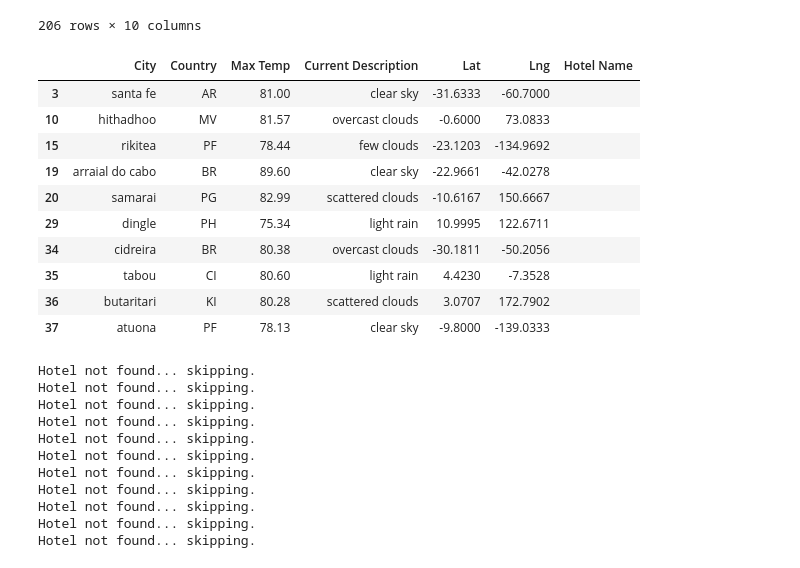
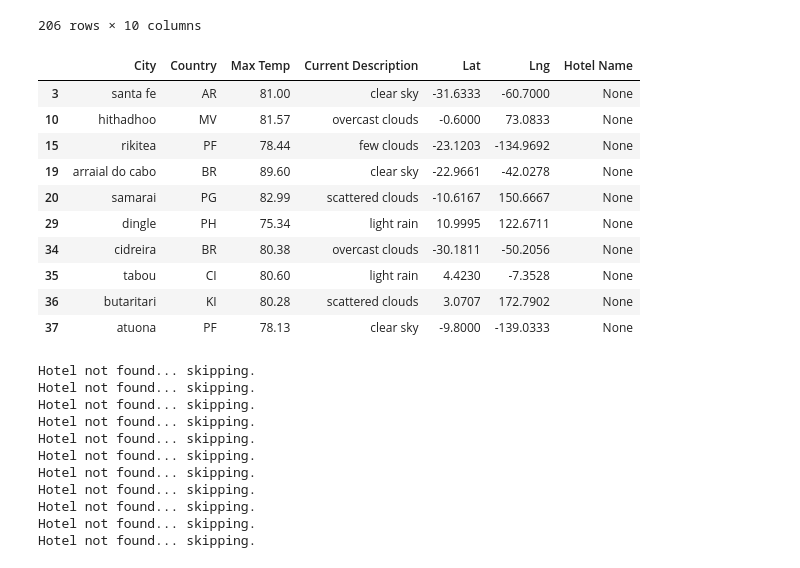
Before and after one commit to SoWhitIs/world-weather-analysis, a Jupyter notebook: weather_search/Vacation_Search.ipynb, the cells around one changed output. Drawn from its saved outputs; the diff is of its cells as text; code cells hidden in the pictures.

```diff
--- a/weather_search/Vacation_Search.ipynb
+++ b/weather_search/Vacation_Search.ipynb
@@ -78,22 +78,22 @@ clean_df
 # %%
 # 5a. Create DataFrame called hotel_df to store hotel names along with city, country, max temp, and coordinates.
 hotel_df = clean_df[["City", "Country", "Max Temp", "Current Description", "Lat", "Lng"]].copy()
 
 # 5b. Create a new column "Hotel Name"
-hotel_df["Hotel Name"] = ""
+hotel_df["Hotel Name"] = None
 hotel_df.head(10)
 # %% [output]
 |  | City | Country | Max Temp | Current Description | Lat | Lng | Hotel Name |
-| 3 | santa fe | AR | 81.00 | clear sky | -31.6333 | -60.7000 |  |
-| 10 | hithadhoo | MV | 81.57 | overcast clouds | -0.6000 | 73.0833 |  |
-| 15 | rikitea | PF | 78.44 | few clouds | -23.1203 | -134.9692 |  |
-| 19 | arraial do cabo | BR | 89.60 | clear sky | -22.9661 | -42.0278 |  |
-| 20 | samarai | PG | 82.99 | scattered clouds | -10.6167 | 150.6667 |  |
-| 29 | dingle | PH | 75.34 | light rain | 10.9995 | 122.6711 |  |
-| 34 | cidreira | BR | 80.38 | overcast clouds | -30.1811 | -50.2056 |  |
-| 35 | tabou | CI | 80.60 | light rain | 4.4230 | -7.3528 |  |
-| 36 | butaritari | KI | 80.28 | scattered clouds | 3.0707 | 172.7902 |  |
-| 37 | atuona | PF | 78.13 | clear sky | -9.8000 | -139.0333 |  |
+| 3 | santa fe | AR | 81.00 | clear sky | -31.6333 | -60.7000 | None |
+| 10 | hithadhoo | MV | 81.57 | overcast clouds | -0.6000 | 73.0833 | None |
+| 15 | rikitea | PF | 78.44 | few clouds | -23.1203 | -134.9692 | None |
+| 19 | arraial do cabo | BR | 89.60 | clear sky | -22.9661 | -42.0278 | None |
+| 20 | samarai | PG | 82.99 | scattered clouds | -10.6167 | 150.6667 | None |
+| 29 | dingle | PH | 75.34 | light rain | 10.9995 | 122.6711 | None |
+| 34 | cidreira | BR | 80.38 | overcast clouds | -30.1811 | -50.2056 | None |
+| 35 | tabou | CI | 80.60 | light rain | 4.4230 | -7.3528 | None |
+| 36 | butaritari | KI | 80.28 | scattered clouds | 3.0707 | 172.7902 | None |
+| 37 | atuona | PF | 78.13 | clear sky | -9.8000 | -139.0333 | None |
 # %%
 # 6a. Set parameters to search for hotels with 5000 meters.
 params = {
```
Also changed, not shown: parts of 5 cells of this notebook, 1 other file.
